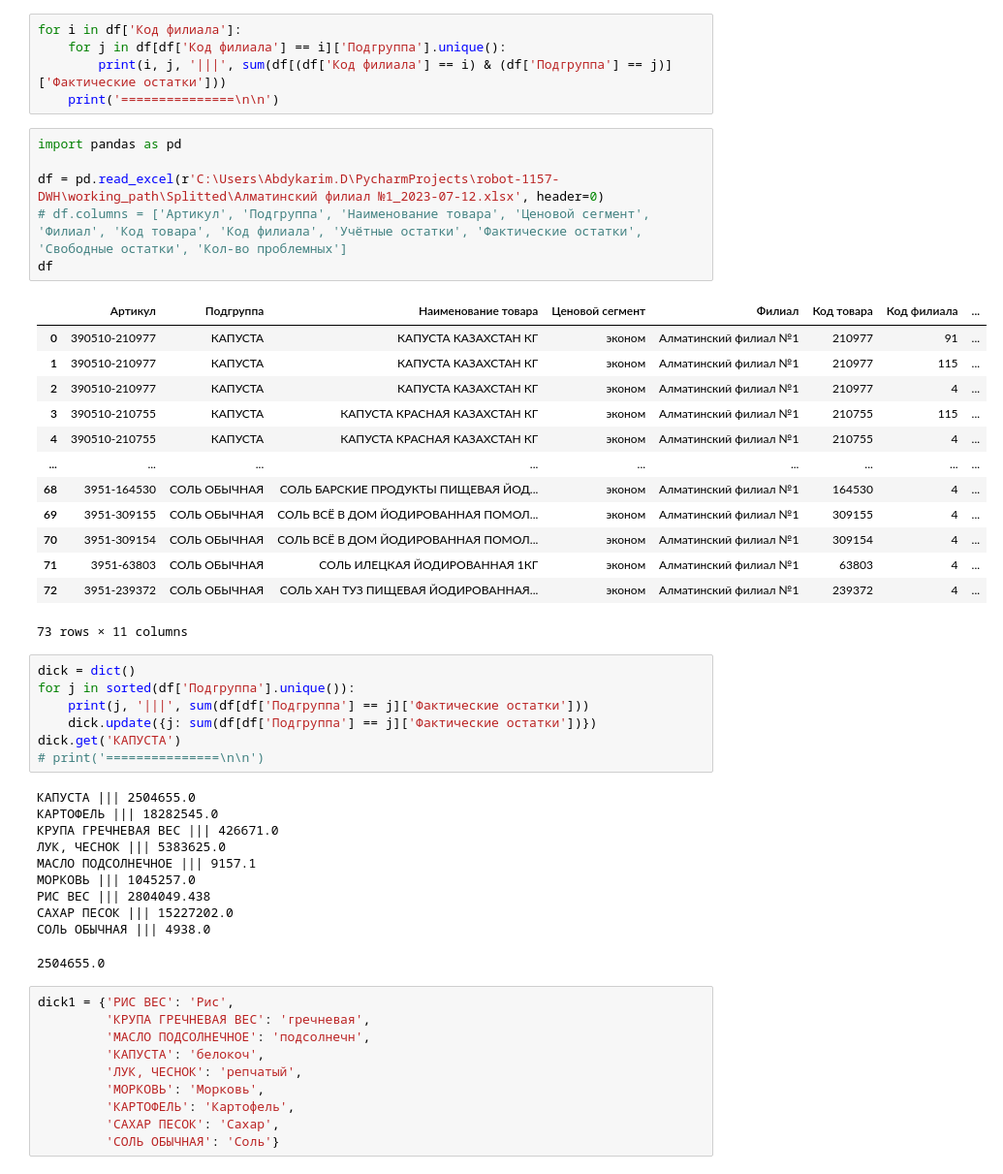
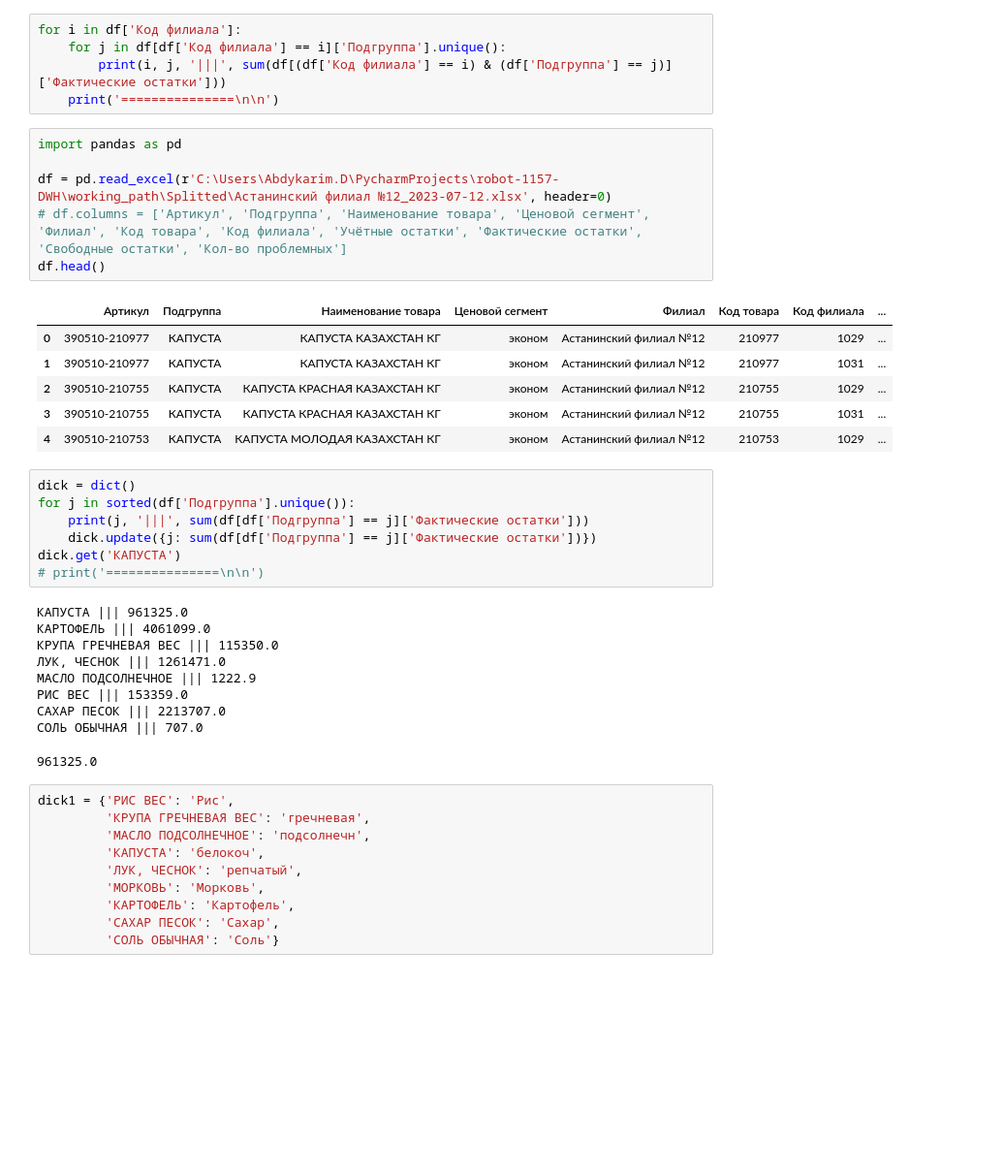
Before and after one commit to OPELsinus/robot-filling-2t-1157, a Jupyter notebook: main.ipynb, the cells around one changed output. Shown at 97% size. Drawn from its saved outputs; the diff is of its cells as text; blank space fills up the shorter version.

```diff
--- a/main.ipynb
+++ b/main.ipynb
@@ -102,23 +102,16 @@ for i in df['Код филиала']:
 # %%
 import pandas as pd
 
-df = pd.read_excel(r'C:\Users\Abdykarim.D\PycharmProjects\robot-1157-DWH\working_path\Splitted\Алматинский филиал №1_2023-07-12.xlsx', header=0)
+df = pd.read_excel(r'C:\Users\Abdykarim.D\PycharmProjects\robot-1157-DWH\working_path\Splitted\Астанинский филиал №12_2023-07-12.xlsx', header=0)
 # df.columns = ['Артикул', 'Подгруппа', 'Наименование товара', 'Ценовой сегмент', 'Филиал', 'Код товара', 'Код филиала', 'Учётные остатки', 'Фактические остатки', 'Свободные остатки', 'Кол-во проблемных']
-df
+df.head()
 # %% [output]
 |  | Артикул | Подгруппа | Наименование товара | Ценовой сегмент | Филиал | Код товара | Код филиала | ... |
-| 0 | 390510-210977 | КАПУСТА | КАПУСТА КАЗАХСТАН КГ | эконом | Алматинский филиал №1 | 210977 | 91 | ... |
-| 1 | 390510-210977 | КАПУСТА | КАПУСТА КАЗАХСТАН КГ | эконом | Алматинский филиал №1 | 210977 | 115 | ... |
-| 2 | 390510-210977 | КАПУСТА | КАПУСТА КАЗАХСТАН КГ | эконом | Алматинский филиал №1 | 210977 | 4 | ... |
-| 3 | 390510-210755 | КАПУСТА | КАПУСТА КРАСНАЯ КАЗАХСТАН КГ | эконом | Алматинский филиал №1 | 210755 | 115 | ... |
-| 4 | 390510-210755 | КАПУСТА | КАПУСТА КРАСНАЯ КАЗАХСТАН КГ | эконом | Алматинский филиал №1 | 210755 | 4 | ... |
-| ... | ... | ... | ... | ... | ... | ... | ... | ... |
-| 68 | 3951-164530 | СОЛЬ ОБЫЧНАЯ | СОЛЬ БАРСКИЕ ПРОДУКТЫ ПИЩЕВАЯ ЙОД... | эконом | Алматинский филиал №1 | 164530 | 4 | ... |
-| 69 | 3951-309155 | СОЛЬ ОБЫЧНАЯ | СОЛЬ ВСЁ В ДОМ ЙОДИРОВАННАЯ ПОМОЛ... | эконом | Алматинский филиал №1 | 309155 | 4 | ... |
-| 70 | 3951-309154 | СОЛЬ ОБЫЧНАЯ | СОЛЬ ВСЁ В ДОМ ЙОДИРОВАННАЯ ПОМОЛ... | эконом | Алматинский филиал №1 | 309154 | 4 | ... |
-| 71 | 3951-63803 | СОЛЬ ОБЫЧНАЯ | СОЛЬ ИЛЕЦКАЯ ЙОДИРОВАННАЯ 1КГ | эконом | Алматинский филиал №1 | 63803 | 4 | ... |
-| 72 | 3951-239372 | СОЛЬ ОБЫЧНАЯ | СОЛЬ ХАН ТУЗ ПИЩЕВАЯ ЙОДИРОВАННАЯ... | эконом | Алматинский филиал №1 | 239372 | 4 | ... |
+| 0 | 390510-210977 | КАПУСТА | КАПУСТА КАЗАХСТАН КГ | эконом | Астанинский филиал №12 | 210977 | 1029 | ... |
+| 1 | 390510-210977 | КАПУСТА | КАПУСТА КАЗАХСТАН КГ | эконом | Астанинский филиал №12 | 210977 | 1031 | ... |
+| 2 | 390510-210755 | КАПУСТА | КАПУСТА КРАСНАЯ КАЗАХСТАН КГ | эконом | Астанинский филиал №12 | 210755 | 1029 | ... |
+| 3 | 390510-210755 | КАПУСТА | КАПУСТА КРАСНАЯ КАЗАХСТАН КГ | эконом | Астанинский филиал №12 | 210755 | 1031 | ... |
+| 4 | 390510-210753 | КАПУСТА | КАПУСТА МОЛОДАЯ КАЗАХСТАН КГ | эконом | Астанинский филиал №12 | 210753 | 1029 | ... |
-73 rows × 11 columns
 # %%
 dick = dict()
 for j in sorted(df['Подгруппа'].unique()):
@@ -127,16 +120,15 @@ for j in sorted(df['Подгруппа'].unique()):
 dick.get('КАПУСТА')
 # print('===============\n\n')
 # %% [output]
-КАПУСТА ||| 2504655.0
-КАРТОФЕЛЬ ||| 18282545.0
-КРУПА ГРЕЧНЕВАЯ ВЕС ||| 426671.0
-ЛУК, ЧЕСНОК ||| 5383625.0
-МАСЛО ПОДСОЛНЕЧНОЕ ||| 9157.1
-МОРКОВЬ ||| 1045257.0
-РИС ВЕС ||| 2804049.438
-САХАР ПЕСОК ||| 15227202.0
-СОЛЬ ОБЫЧНАЯ ||| 4938.0
+КАПУСТА ||| 961325.0
+КАРТОФЕЛЬ ||| 4061099.0
+КРУПА ГРЕЧНЕВАЯ ВЕС ||| 115350.0
+ЛУК, ЧЕСНОК ||| 1261471.0
+МАСЛО ПОДСОЛНЕЧНОЕ ||| 1222.9
+РИС ВЕС ||| 153359.0
+САХАР ПЕСОК ||| 2213707.0
+СОЛЬ ОБЫЧНАЯ ||| 707.0
-2504655.0
+961325.0
 # %%
 dick1 = {'РИС ВЕС': 'Рис',
          'КРУПА ГРЕЧНЕВАЯ ВЕС': 'гречневая',
```
Also changed, not shown: parts of 4 cells of this notebook, 4 other files.
